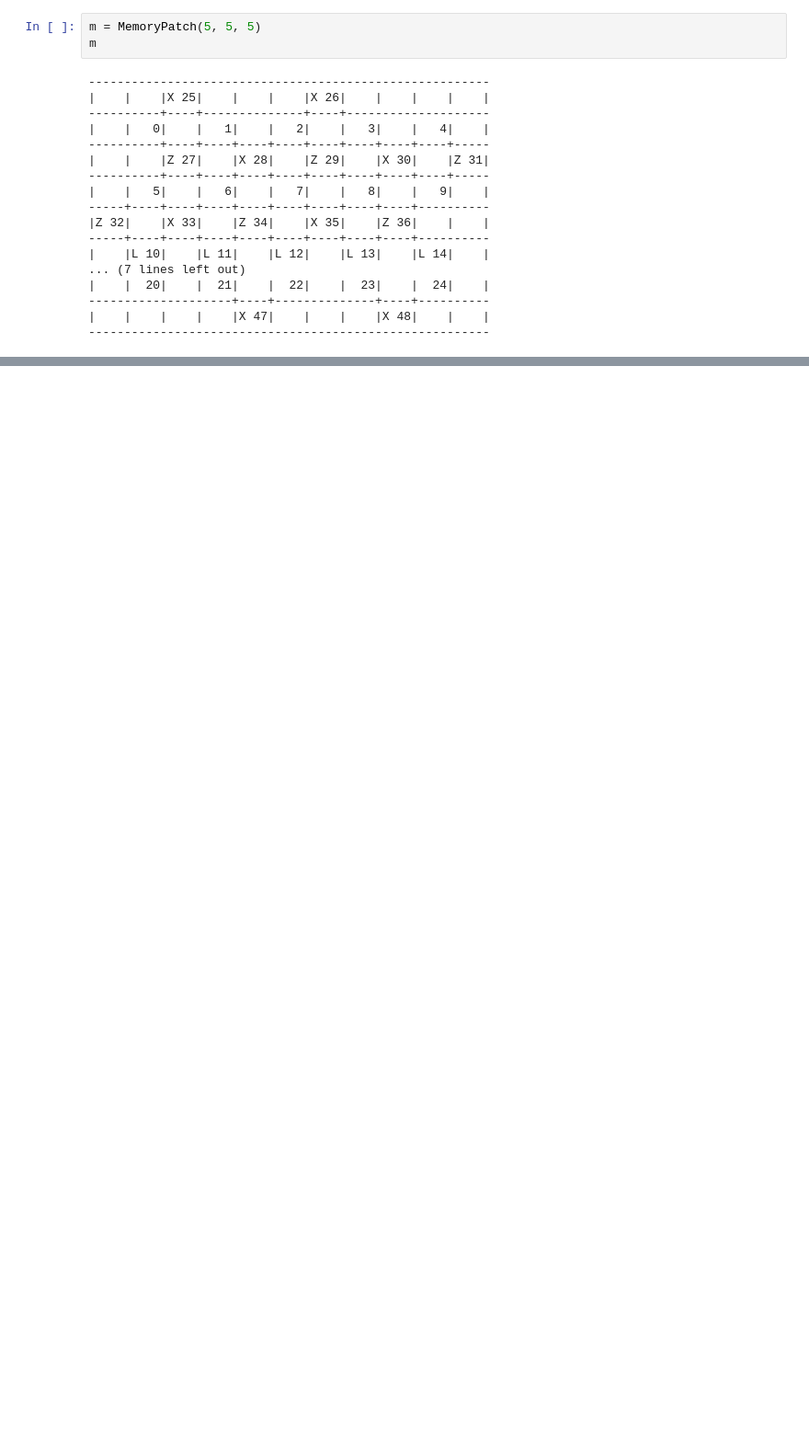
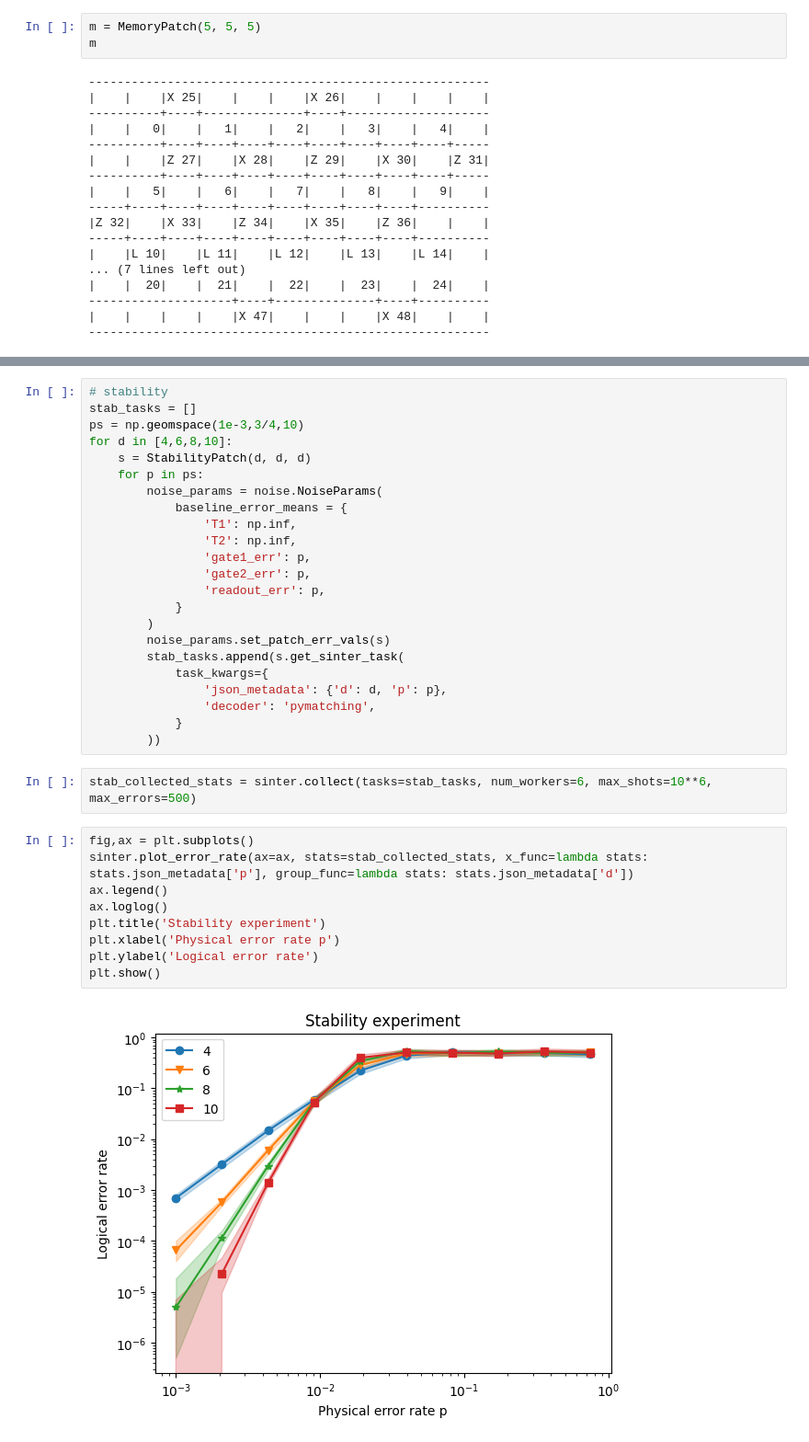
Before and after one commit to jasonchadwick/stim_surface_code, a Jupyter notebook: examples/03_sinter.ipynb, the cells around one changed output, grey strips where cells are left out. Shown at 92% size. Drawn from its saved outputs; the diff is of its cells as text; blank space fills up the shorter version.

```diff
--- a/examples/03_sinter.ipynb
+++ b/examples/03_sinter.ipynb
@@ -77,0 +82,36 @@ plt.show()
+# %%
+# stability
+stab_tasks = []
+ps = np.geomspace(1e-3,3/4,10)
+for d in [4,6,8,10]:
+    s = StabilityPatch(d, d, d)
+    for p in ps:
+        noise_params = noise.NoiseParams(
+            baseline_error_means = {
+                'T1': np.inf,
+                'T2': np.inf,
+                'gate1_err': p,
+                'gate2_err': p,
+                'readout_err': p,
+            }
+        )
+        noise_params.set_patch_err_vals(s)
+        stab_tasks.append(s.get_sinter_task(
+            task_kwargs={
+                'json_metadata': {'d': d, 'p': p},
+                'decoder': 'pymatching',
+            }
+        ))
+# %%
+stab_collected_stats = sinter.collect(tasks=stab_tasks, num_workers=6, max_shots=10**6, max_errors=500)
+# %%
+fig,ax = plt.subplots()
+sinter.plot_error_rate(ax=ax, stats=stab_collected_stats, x_func=lambda stats: stats.json_metadata['p'], group_func=lambda stats: stats.json_metadata['d'])
+ax.legend()
+ax.loglog()
+plt.title('Stability experiment')
+plt.xlabel('Physical error rate p')
+plt.ylabel('Logical error rate')
+plt.show()
+# %% [output]
+[figure, added]
```
Also changed, not shown: parts of 8 cells of this notebook, 5 other files.
